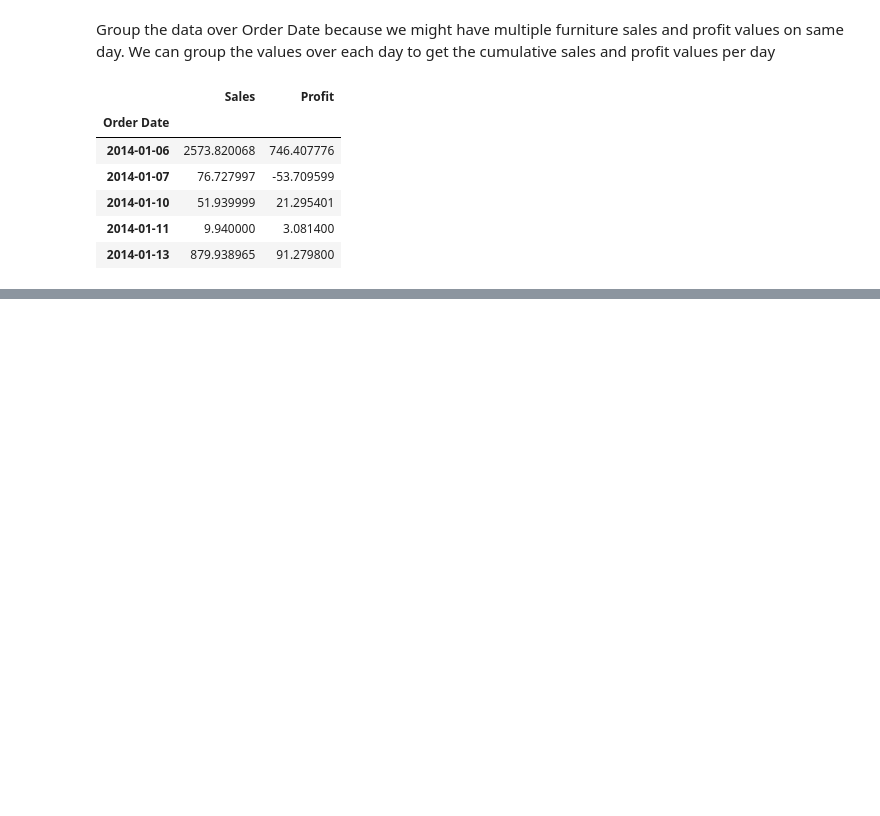
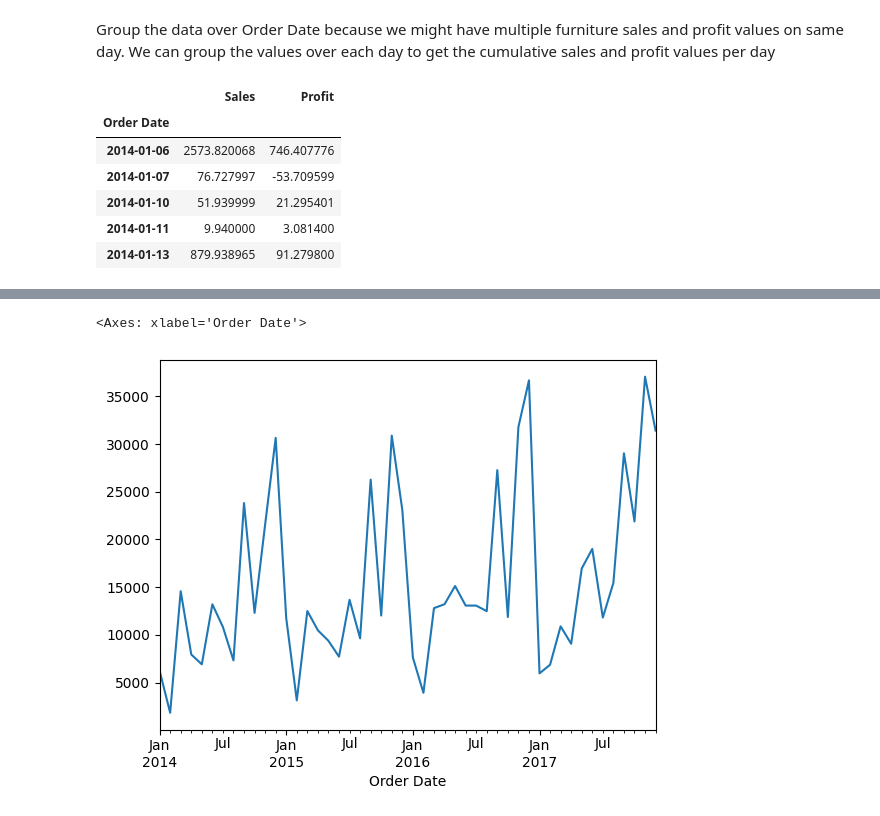
Before and after one commit to Suryasadasivam/Time_series_practice, a Jupyter notebook: Time_series_Visualization_basic.ipynb, the cells around one changed output, grey strips where cells are left out. Saved outputs shown, nothing was run; the diff lists cells and outputs as text; code cells hidden in the pictures; blank space fills up the shorter version.

```diff
--- a/Time_series_Visualization_basic.ipynb
+++ b/Time_series_Visualization_basic.ipynb
@@ -131,0 +162,5 @@ df.head(5)
+# %%
+df['Sales'].plot()
+# %% [output]
+<Axes: xlabel='Order Date'>
+[figure, added]
```
Also changed, not shown: parts of 31 cells of this notebook.
